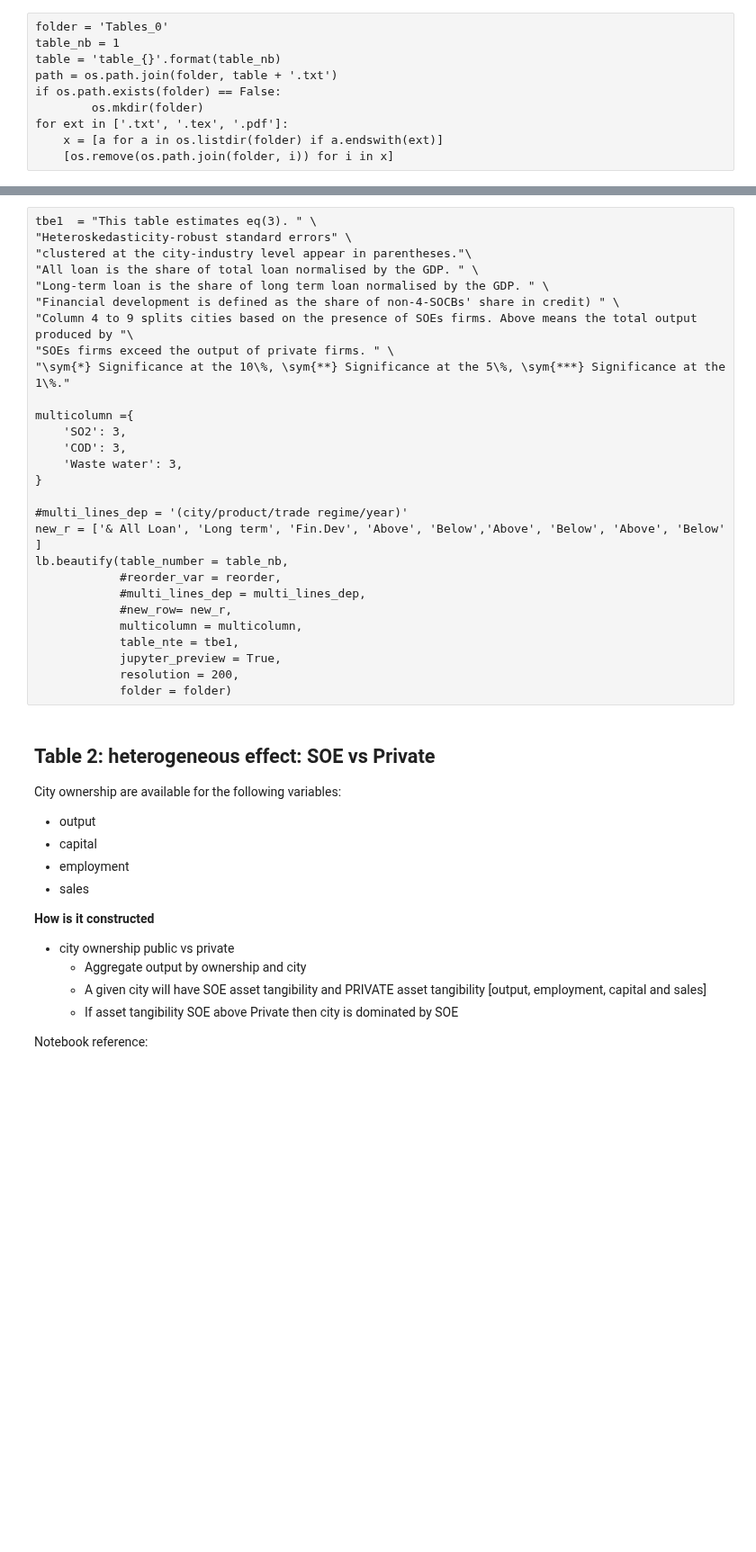
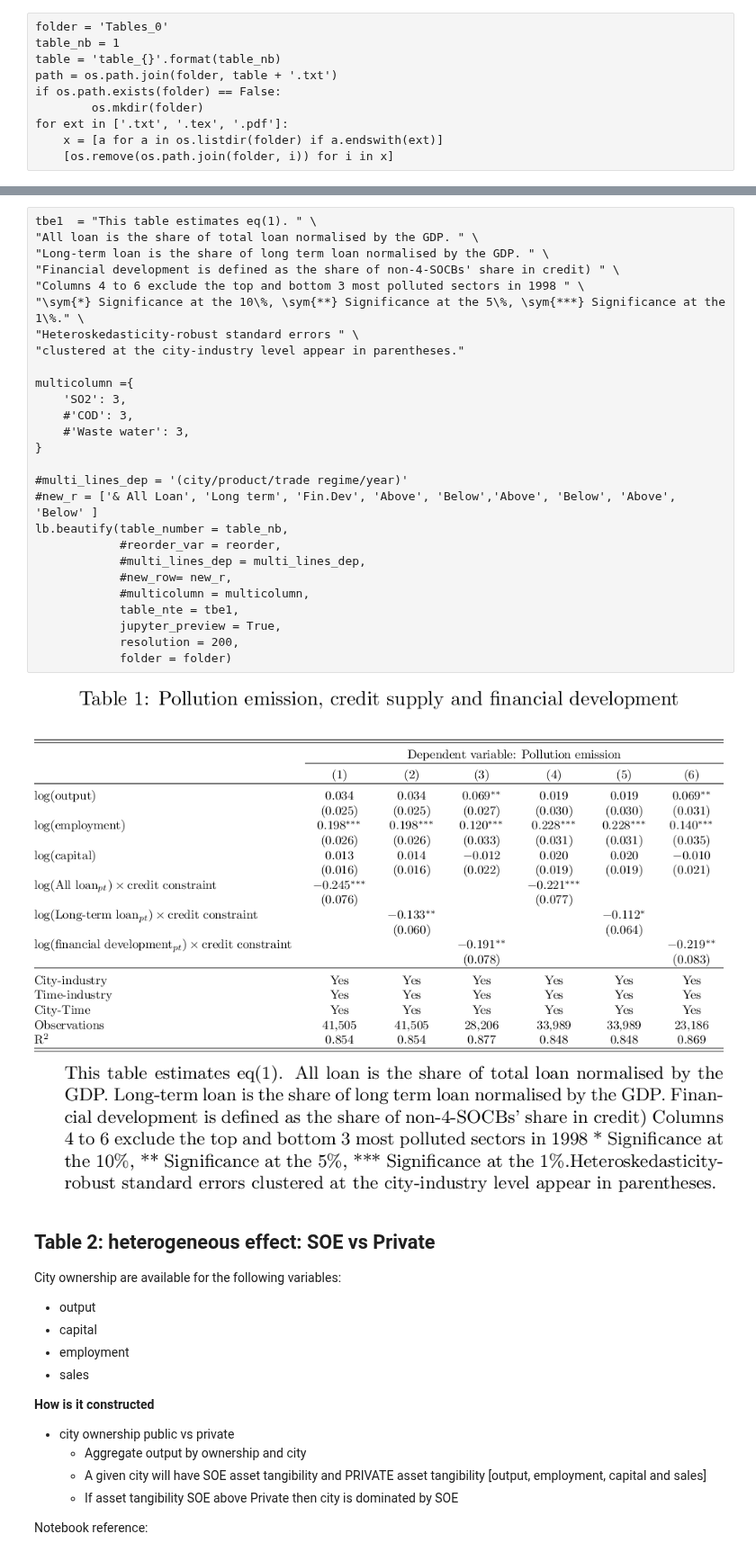
Before and after one commit to thomaspernet/pollution_credit_constraint, a Jupyter notebook: 02_data_analysis/01_model_estimation/01_credit_supply/00_credit_supply.ipynb, the cells around one changed output, grey strips where cells are left out. Shown at 90% size. Saved outputs shown, nothing was run; the diff lists cells and outputs as text; blank space fills up the shorter version.

Commit message:
remove COD and waste water
209_Pollution_and_Credit_Constraint

```diff
--- a/02_data_analysis/01_model_estimation/01_credit_supply/00_credit_supply.ipynb
+++ b/02_data_analysis/01_model_estimation/01_credit_supply/00_credit_supply.ipynb
@@ -574,33 +703,34 @@ table_1 <- go_latex(list(
     name=path
 )
 # %%
-tbe1  = "This table estimates eq(3). " \
-"Heteroskedasticity-robust standard errors" \
-"clustered at the city-industry level appear in parentheses."\
+tbe1  = "This table estimates eq(1). " \
 "All loan is the share of total loan normalised by the GDP. " \
 "Long-term loan is the share of long term loan normalised by the GDP. " \
 "Financial development is defined as the share of non-4-SOCBs' share in credit) " \
-"Column 4 to 9 splits cities based on the presence of SOEs firms. Above means the total output produced by "\
-"SOEs firms exceed the output of private firms. " \
-"\sym{*} Significance at the 10\%, \sym{**} Significance at the 5\%, \sym{***} Significance at the 1\%."
+"Columns 4 to 6 exclude the top and bottom 3 most polluted sectors in 1998 " \
+"\sym{*} Significance at the 10\%, \sym{**} Significance at the 5\%, \sym{***} Significance at the 1\%." \
+"Heteroskedasticity-robust standard errors " \
+"clustered at the city-industry level appear in parentheses."
 
 multicolumn ={
     'SO2': 3,
-    'COD': 3,
-    'Waste water': 3,
+    #'COD': 3,
+    #'Waste water': 3,
 }
 
 #multi_lines_dep = '(city/product/trade regime/year)'
-new_r = ['& All Loan', 'Long term', 'Fin.Dev', 'Above', 'Below','Above', 'Below', 'Above', 'Below' ]
+#new_r = ['& All Loan', 'Long term', 'Fin.Dev', 'Above', 'Below','Above', 'Below', 'Above', 'Below' ]
 lb.beautify(table_number = table_nb,
             #reorder_var = reorder,
             #multi_lines_dep = multi_lines_dep,
             #new_row= new_r,
-            multicolumn = multicolumn,
+            #multicolumn = multicolumn,
             table_nte = tbe1,
             jupyter_preview = True,
             resolution = 200,
             folder = folder)
+# %% [output]
+[figure, added]
 # %% [markdown]
 ## Table 2: heterogeneous effect: SOE vs Private
 
```
Also changed, not shown: parts of 31 cells of this notebook, 1 other file.
